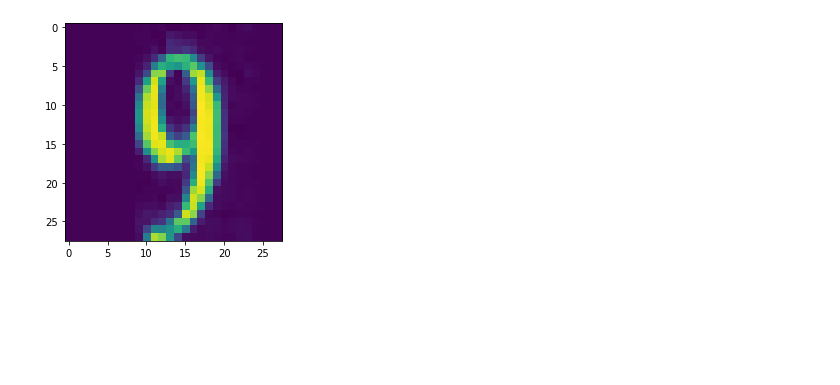
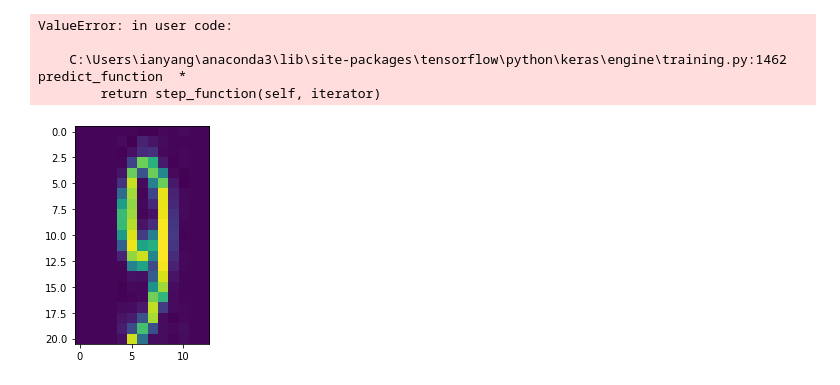
Before and after one commit to ianyang0615/number-3, a Jupyter notebook: number讀取影片修正3.ipynb, the cells around one changed output. Drawn from its saved outputs; the diff is of its cells as text; code cells hidden in the pictures; blank space fills up the shorter version.

```diff
--- a/number讀取影片修正3.ipynb
+++ b/number讀取影片修正3.ipynb
@@ -28,7 +28,7 @@ print(x_train[0].shape) #每張圖片（拿第一張當樣本）大小為 28x28
 # 最後的 Dense(10) 且 activation 用 softmax
 # 代表最後 output 為 10 個 class （0~9）的機率
 model = tf.keras.models.Sequential([
-  tf.keras.layers.Flatten(input_shape=(28, 28)),
+  tf.keras.layers.Flatten(input_shape=(13, 21)),
   tf.keras.layers.Dense(128, activation='relu'),
   tf.keras.layers.Dropout(0.2),
   tf.keras.layers.Dense(10, activation='softmax')
@@ -104,21 +98,21 @@ while(True):
     img_6 = cv2.erode(img_5,kernel,iterations = 0)
     dilation = cv2.dilate(img_6, kernel, iterations = 0)
     img_25 = cv2.resize(dilation,(480,480),1)
-    img_7 = cv2.resize(dilation,(28,28),1)
+    img_7 = cv2.resize(dilation,(13,21),1)
     img_8 = img_25.astype('uint8')
     plt.imshow(img_7)
     cv2.imshow('input',img_8)
     #print(img_2.shape)
     #print(img_7.dtype, img_8.shape)
 
-    x_test_image = np.reshape(img_7, (1,28,28))
+    x_test_image = np.reshape(img_7, (1,13,21))
     #print(img_7.dtype, img_7.shape)
     #print(x_test_image.dtype, x_test_image.shape)
     #print(np.amax(x_test_image))
     #print(np.amin(x_test_image))
 
     # convert 2-D 28x28 image to 4-D nx28x28x1  array
-    x_Test4D=x_test_image.reshape(x_test_image.shape[0],28,28,1).astype('float32')
+    x_Test4D=x_test_image.reshape(x_test_image.shape[0],13,21,1).astype('float32')
     # normalize the image numbers to 0~1
     x_Test4D_normalize = (x_Test4D / np.amax(x_test_image))
     #print(x_Test4D_normalize.shape)
@@ -147 +141,5 @@ It takes 5.691515 sec for each frame
+ValueError: in user code:
+
+    C:\Users\ianyang\anaconda3\lib\site-packages\tensorflow\python\keras\engine\training.py:1462 predict_function  *
+        return step_function(self, iterator)
-[figure, old version]
+[figure, new version]
```
Also changed, not shown: parts of 2 cells of this notebook.
